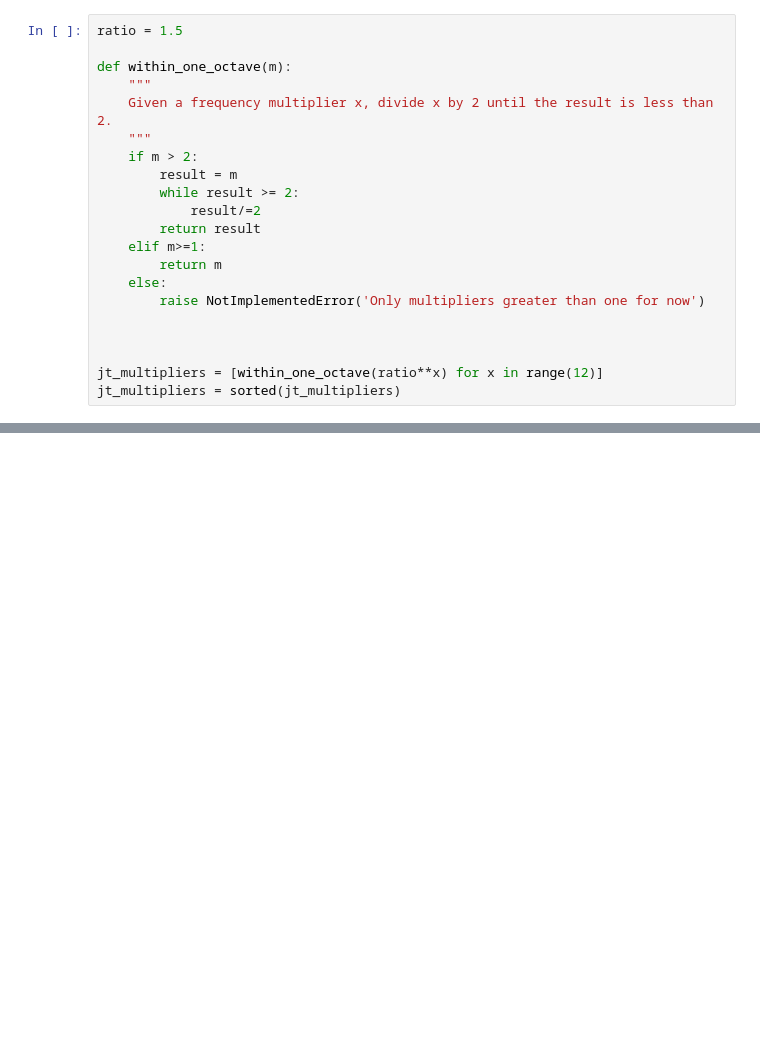
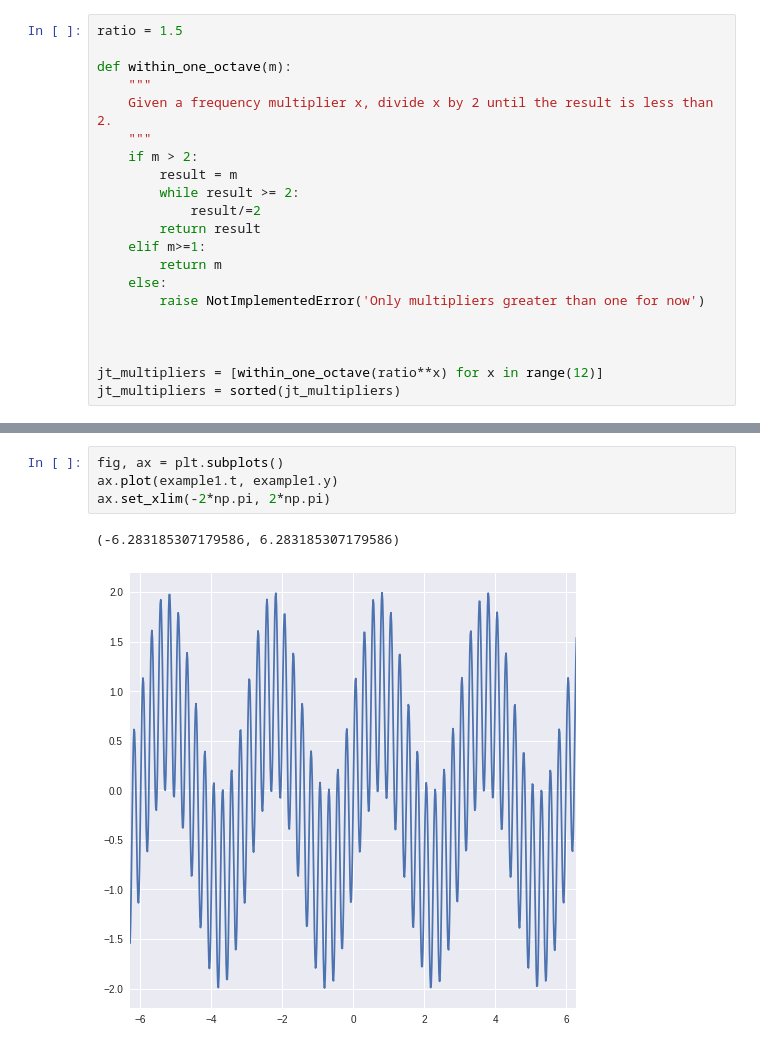
Before and after one commit to liang-victor/lissajous, a Jupyter notebook: Lissajous curves.ipynb, the cells around one changed output, grey strips where cells are left out. Drawn from its saved outputs; the diff is of its cells as text; blank space fills up the shorter version.

```diff
--- a/Lissajous curves.ipynb
+++ b/Lissajous curves.ipynb
@@ -116,0 +135,7 @@ fig, ax = plt.subplots()
+# %%
+fig, ax = plt.subplots()
+ax.plot(example1.t, example1.y)
+ax.set_xlim(-2*np.pi, 2*np.pi)
+# %% [output]
+(-6.283185307179586, 6.283185307179586)
+[figure, added]
```
Also changed, not shown: parts of 10 cells of this notebook.
